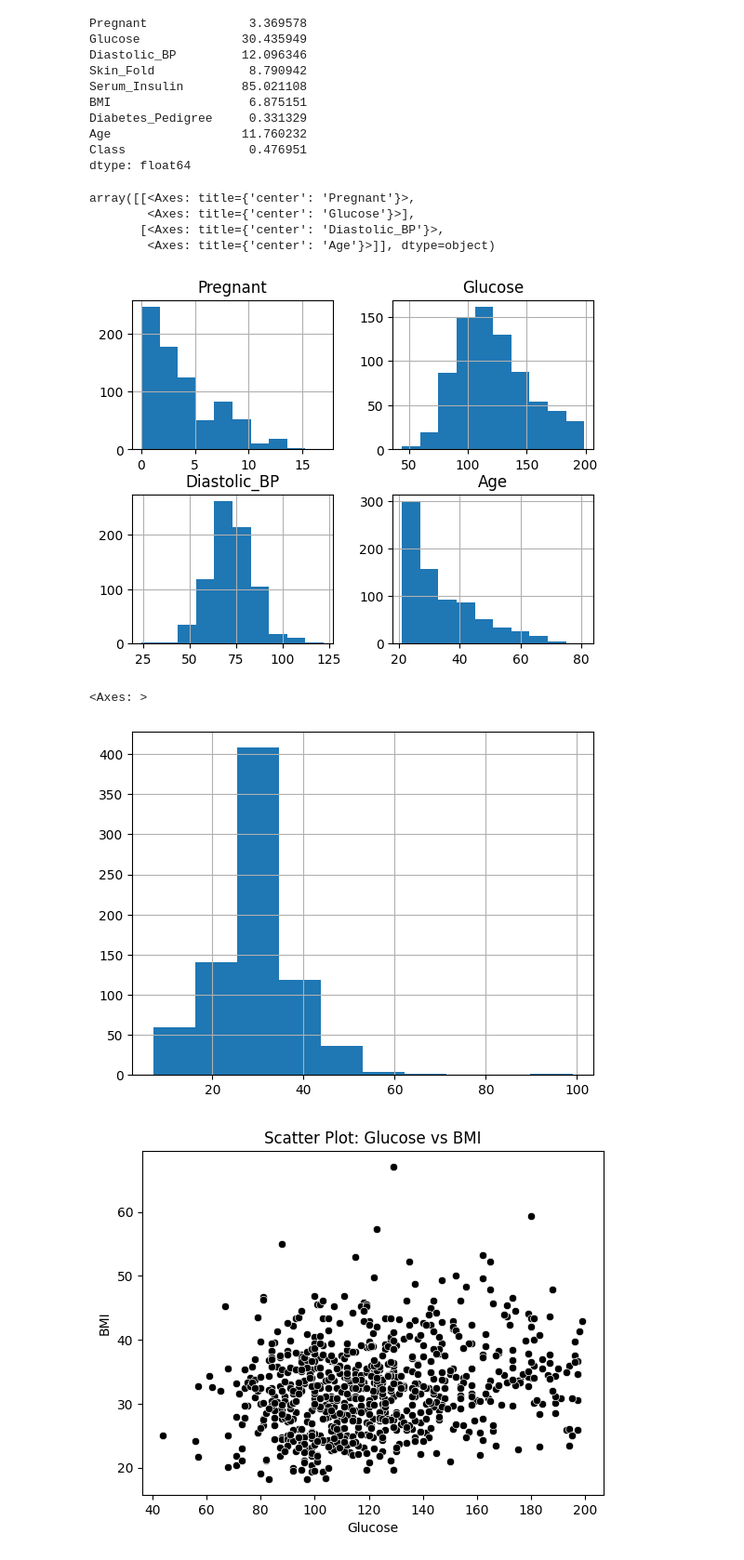
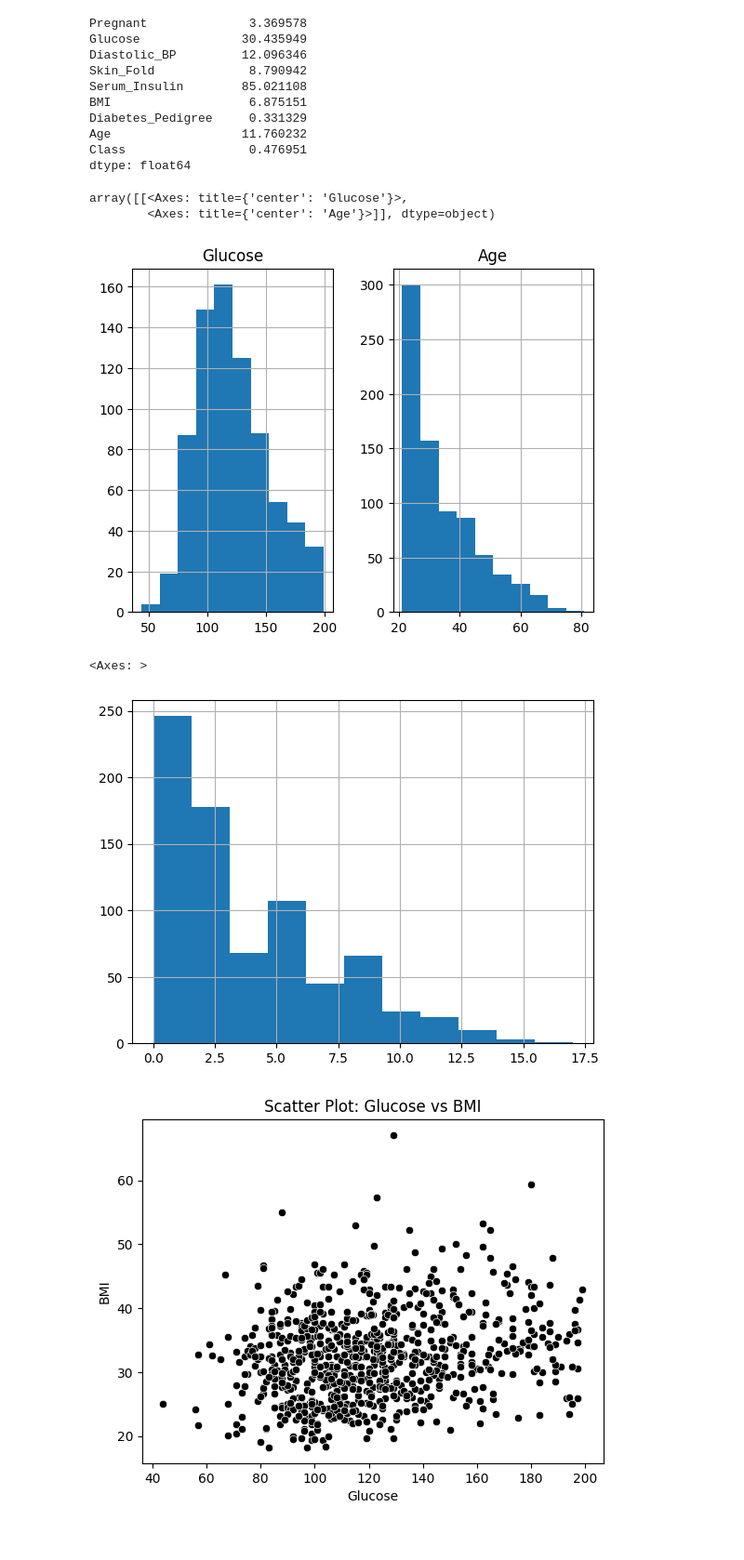
Before and after one commit to NGIYEG/Scientific-Computing, a Jupyter notebook: pandas_into/pandas_assignment.ipynb, the cells around one changed output. Shown: that part at 93% size. Saved outputs shown, nothing was run; the diff lists cells and outputs as text; code cells hidden in the pictures.

```diff
--- a/pandas_into/pandas_assignment.ipynb
+++ b/pandas_into/pandas_assignment.ipynb
@@ -162,19 +199,17 @@ dtype: float64
 # dataw.hist()
 # %%
 # Selecting multiple columns of the dataset and visualizing their data using a histogram
-dataw[['Pregnant', 'Glucose', 'Diastolic_BP',"Age"]].hist()
+dataw[['Glucose', "Age",]].hist()
 # %% [output]
-array([[<Axes: title={'center': 'Pregnant'}>,
-        <Axes: title={'center': 'Glucose'}>],
-       [<Axes: title={'center': 'Diastolic_BP'}>,
+array([[<Axes: title={'center': 'Glucose'}>,
         <Axes: title={'center': 'Age'}>]], dtype=object)
-[figure, old version]
+[figure, new version]
 # %%
-# Selecting a single column (Skin_Fold column) and visualise it's data
-dataw['Skin_Fold'].hist()
+# Selecting a single column (Pregnant column) and visualise it's data
+dataw['Pregnant'].hist(bins=11)
 # %% [output]
 <Axes: >
-[figure, old version]
+[figure, new version]
 # %%
 # scatterplot1
 sns.scatterplot(data=dataw, x="Glucose", y="BMI", color="black")
```
Also changed, not shown: parts of 5 cells of this notebook, 1 other file.
